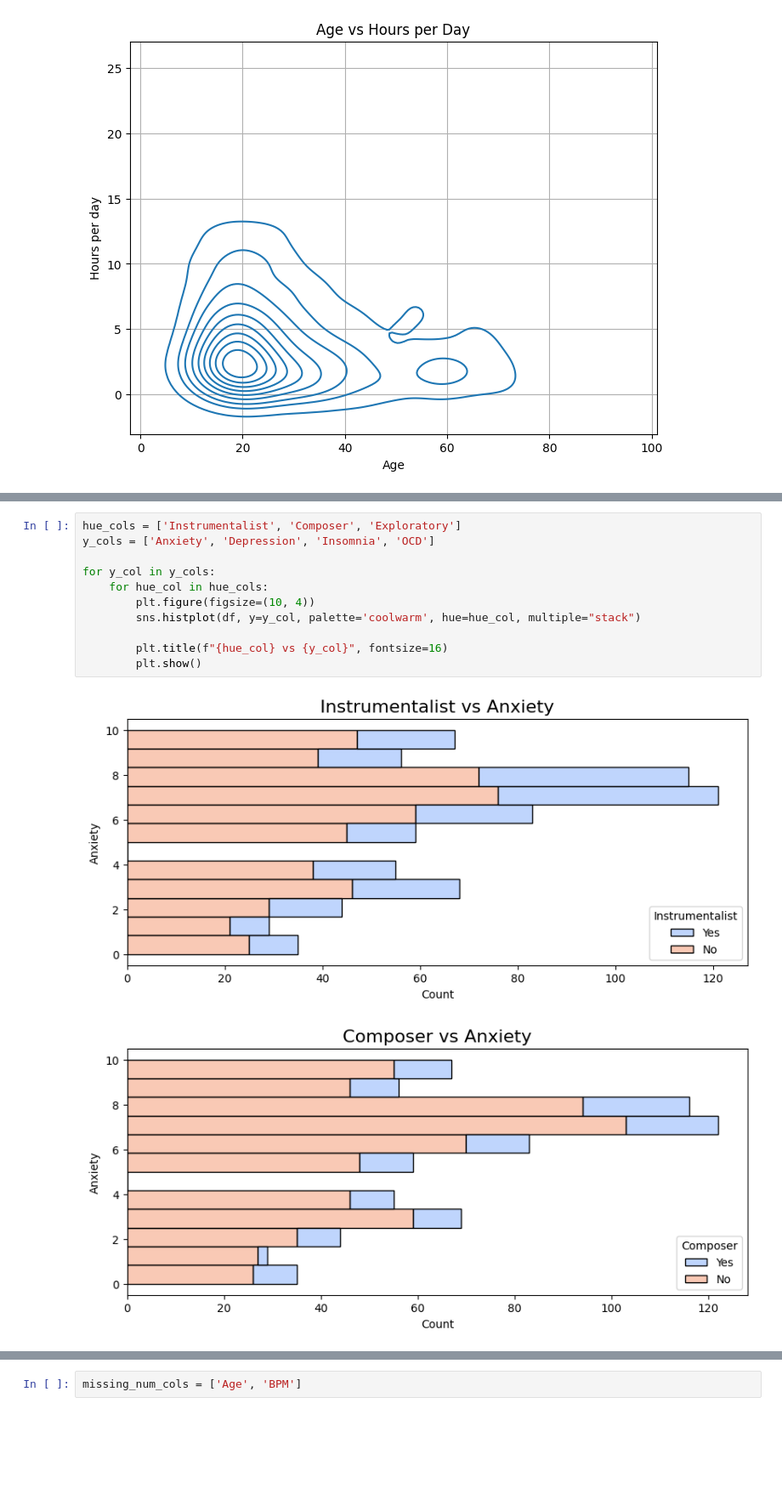
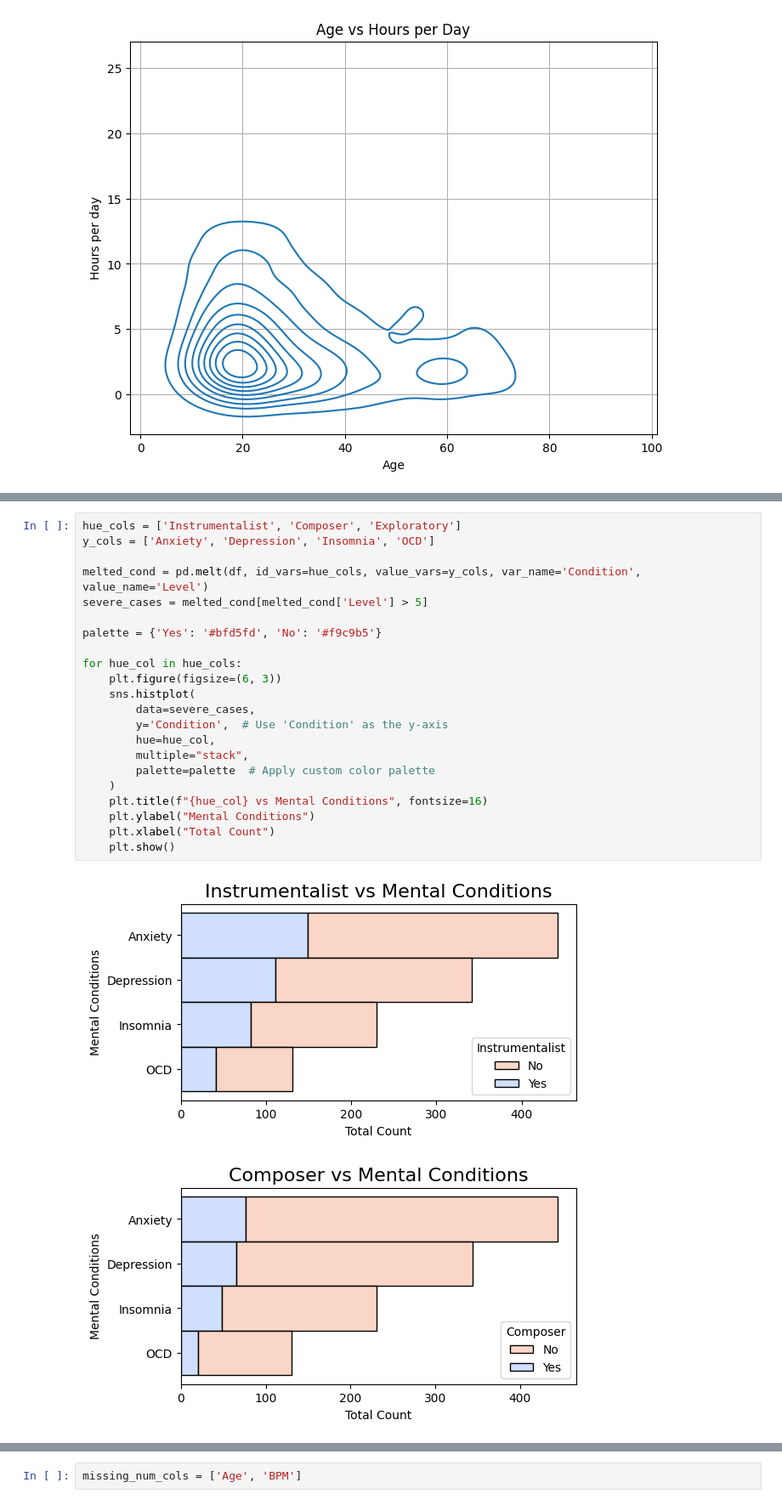
Before and after one commit to jniceshly/rm-mental-health-music, a Jupyter notebook: preprocessing.ipynb, the cells around one changed output, grey strips where cells are left out. Shown at 85% size. Cells and saved outputs as stored; diff of their text form; blank space fills up the shorter version.

```diff
--- a/preprocessing.ipynb
+++ b/preprocessing.ipynb
@@ -254,14 +245,25 @@ plt.show()
 # %%
 hue_cols = ['Instrumentalist', 'Composer', 'Exploratory']
 y_cols = ['Anxiety', 'Depression', 'Insomnia', 'OCD']
 
-for y_col in y_cols:
-    for hue_col in hue_cols:
-        plt.figure(figsize=(10, 4))
-        sns.histplot(df, y=y_col, palette='coolwarm', hue=hue_col, multiple="stack")
+melted_cond = pd.melt(df, id_vars=hue_cols, value_vars=y_cols, var_name='Condition', value_name='Level')
+severe_cases = melted_cond[melted_cond['Level'] > 5]
 
-        plt.title(f"{hue_col} vs {y_col}", fontsize=16)
-        plt.show()
+palette = {'Yes': '#bfd5fd', 'No': '#f9c9b5'}
+
+for hue_col in hue_cols:
+    plt.figure(figsize=(6, 3))
+    sns.histplot(
+        data=severe_cases,
+        y='Condition',  # Use 'Condition' as the y-axis
+        hue=hue_col,
+        multiple="stack",
+        palette=palette  # Apply custom color palette
+    )
+    plt.title(f"{hue_col} vs Mental Conditions", fontsize=16)
+    plt.ylabel("Mental Conditions")
+    plt.xlabel("Total Count")
+    plt.show()
 # %% [output]
-[figure, old version]
+[figure, new version]
-[figure, old version]
+[figure, new version]
```
Also changed, not shown: parts of 4 cells of this notebook.
